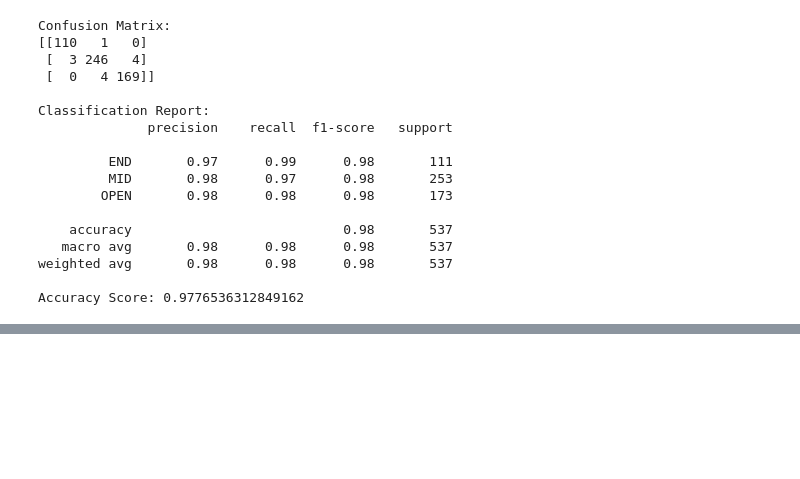
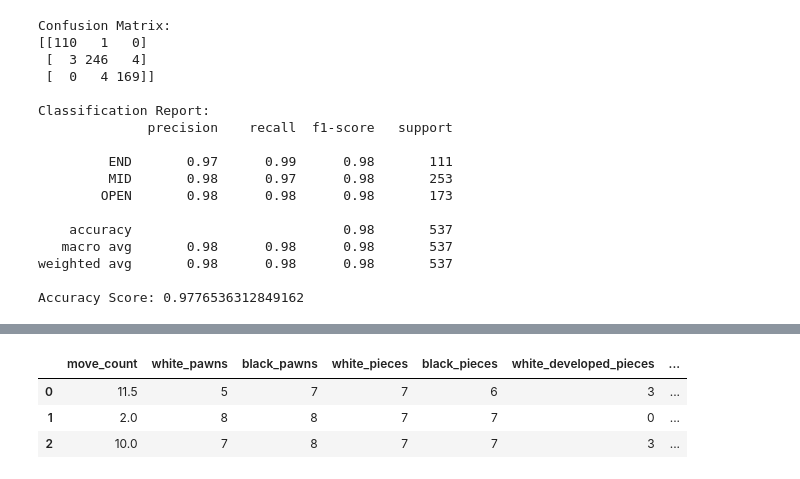
Before and after one commit to okeanskiy/online-chess-win-predictions, a Jupyter notebook: game_state_classifier.ipynb, the cells around one changed output, grey strips where cells are left out. Cells and saved outputs as stored; diff of their text form; code cells hidden in the pictures; blank space fills up the shorter version.

```diff
--- a/game_state_classifier.ipynb
+++ b/game_state_classifier.ipynb
@@ -163,0 +192,42 @@ Accuracy Score: 0.9776536312849162
+# %%
+boards = []
+rows = []
+
+for i in range(3):
+    board = random_board(random.randint(4, 25))
+
+    move_count = board.fullmove_number - 0.5 # Starts at 0.5 instead of 1
+    if board.turn == chess.WHITE:  # Adjust for half moves (this checks whose turn is next, not the current turn)
+        move_count -= 0.5 # subtracts 0.5 from black
+
+    pieces_count = board_feature_extractor.count_pieces(board)
+    developed_pieces_count = board_feature_extractor.count_developed_pieces(board)
+    open_files_count = board_feature_extractor.count_open_files(board)
+    passed_pawns_count = board_feature_extractor.count_passed_pawns(board)
+
+    row = {
+        'move_count': move_count,
+        'white_pawns': pieces_count['pawns']['white'],
+        'black_pawns': pieces_count['pawns']['black'],
+        'white_pieces': pieces_count['pieces']['white'],
+        'black_pieces': pieces_count['pieces']['black'],
+        'white_developed_pieces': developed_pieces_count['white'],
+        'black_developed_pieces': developed_pieces_count['black'],
+        'open_files': open_files_count,
+        'white_passed_pawns': passed_pawns_count['white'],
+        'black_passed_pawns': passed_pawns_count['black'],
+    }
+
+    rows.append(row)
+    boards.append(board)
+
+df = pd.DataFrame(rows)
+
+df['game_state'] = loaded_knn_model.predict(df)
+
+df
+# %% [output]
+|  | move_count | white_pawns | black_pawns | white_pieces | black_pieces | white_developed_pieces | ... |
+| 0 | 11.5 | 5 | 7 | 7 | 6 | 3 | ... |
+| 1 | 2.0 | 8 | 8 | 7 | 7 | 0 | ... |
+| 2 | 10.0 | 7 | 8 | 7 | 7 | 3 | ... |
```
Also changed, not shown: parts of 12 cells of this notebook, 3 other files.
